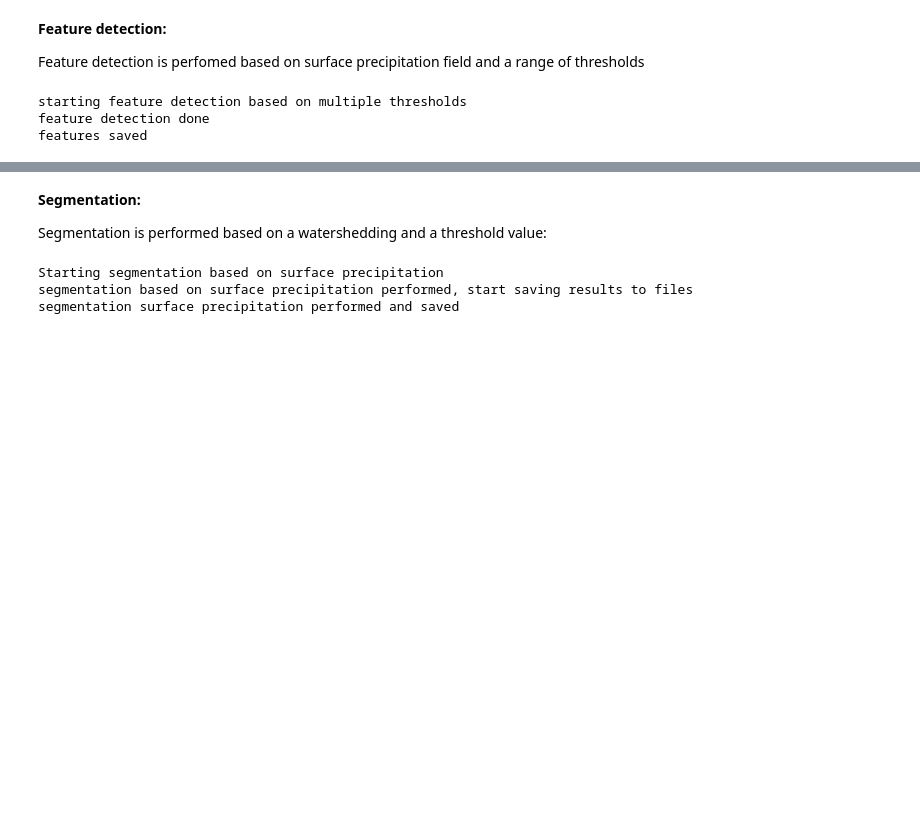
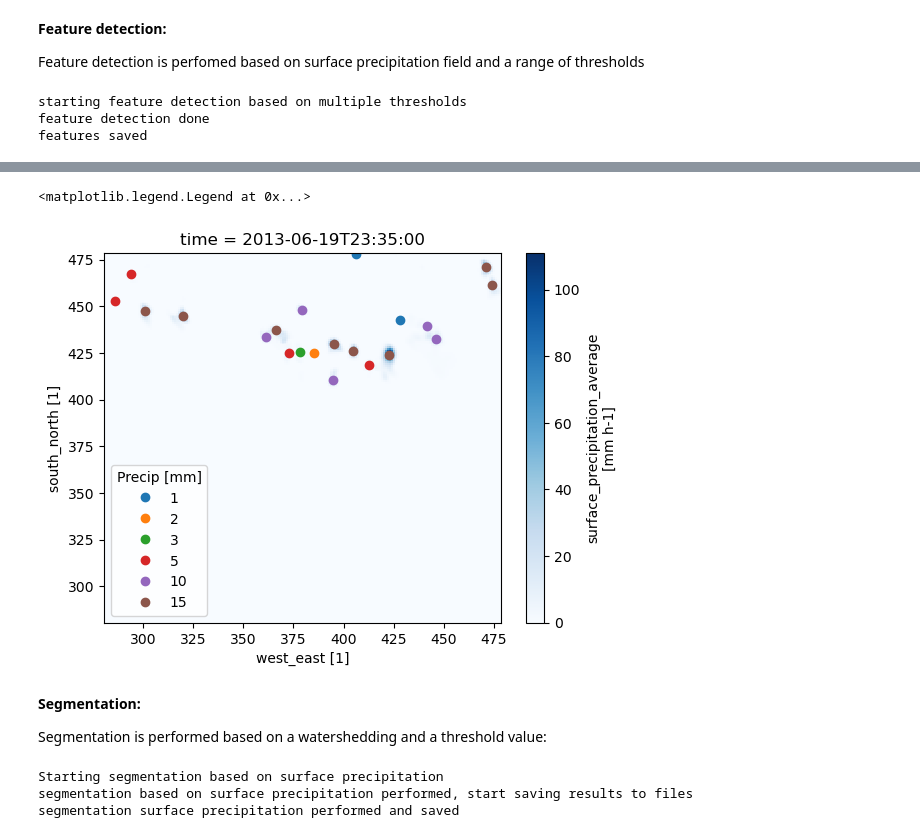
Before and after one commit to tobac-project/tobac, a Jupyter notebook: examples/Example_Precip_Tracking/Example_Precip_Tracking.ipynb, the cells around one changed output, grey strips where cells are left out. Drawn from its saved outputs; the diff is of its cells as text; code cells hidden in the pictures; blank space fills up the shorter version.

```diff
--- a/examples/Example_Precip_Tracking/Example_Precip_Tracking.ipynb
+++ b/examples/Example_Precip_Tracking/Example_Precip_Tracking.ipynb
@@ -116,3 +139,14 @@ features saved
+# %%
+frame=42
+Precip[frame].plot(cmap="Blues")
+points = {
+    threshold:plt.plot(ft.west_east, ft.south_north, "o")[0]
+    for threshold, ft in Features[Features.frame==frame].groupby("threshold_value")
+}
+plt.legend(list(points.values()), list(points.keys()), title="Precip [mm]")
+# %% [output]
+<matplotlib.legend.Legend at 0x...>
+[figure, added]
 # %% [markdown]
 **Segmentation:**
 
```
Also changed, not shown: parts of 14 cells of this notebook.
